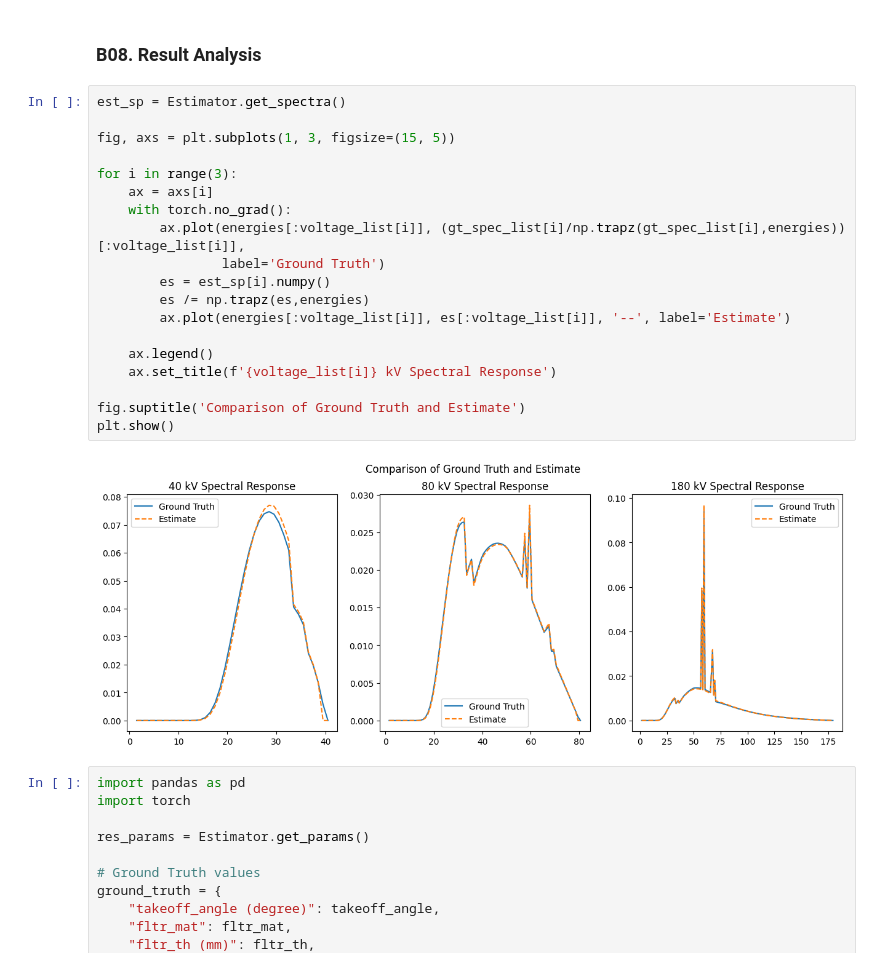
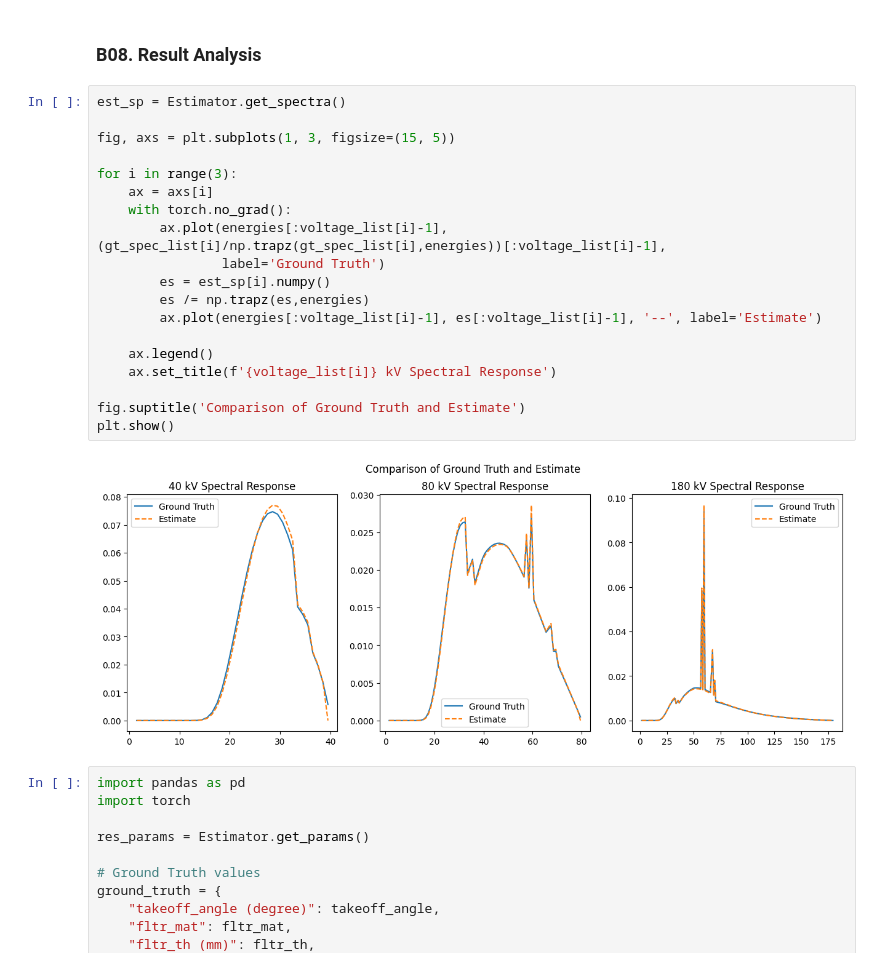
Before and after one commit to cabouman/xcal, a Jupyter notebook: examples/T01_MBSC_LEAP_RS_3Volt_1Filter_1Detector_4Sample.ipynb, the cells around one changed output. Cells and saved outputs as stored; diff of their text form.

```diff
--- a/examples/T01_MBSC_LEAP_RS_3Volt_1Filter_1Detector_4Sample.ipynb
+++ b/examples/T01_MBSC_LEAP_RS_3Volt_1Filter_1Detector_4Sample.ipynb
@@ -659,24 +659,24 @@ Number of cases for different discrete parameters: 14
 # %%
 est_sp = Estimator.get_spectra()
 
 fig, axs = plt.subplots(1, 3, figsize=(15, 5))
 
 for i in range(3):
     ax = axs[i]
     with torch.no_grad():
-        ax.plot(energies[:voltage_list[i]], (gt_spec_list[i]/np.trapz(gt_spec_list[i],energies))[:voltage_list[i]],
+        ax.plot(energies[:voltage_list[i]-1], (gt_spec_list[i]/np.trapz(gt_spec_list[i],energies))[:voltage_list[i]-1],
                 label='Ground Truth')
         es = est_sp[i].numpy()
         es /= np.trapz(es,energies)
-        ax.plot(energies[:voltage_list[i]], es[:voltage_list[i]], '--', label='Estimate')
+        ax.plot(energies[:voltage_list[i]-1], es[:voltage_list[i]-1], '--', label='Estimate')
 
     ax.legend()
     ax.set_title(f'{voltage_list[i]} kV Spectral Response')
 
 fig.suptitle('Comparison of Ground Truth and Estimate')
 plt.show()
 # %% [output]
-[figure, old version]
+[figure, new version]
 # %%
 import pandas as pd
 import torch
```
Also changed, not shown: parts of 2 cells of this notebook, 1 other file.
